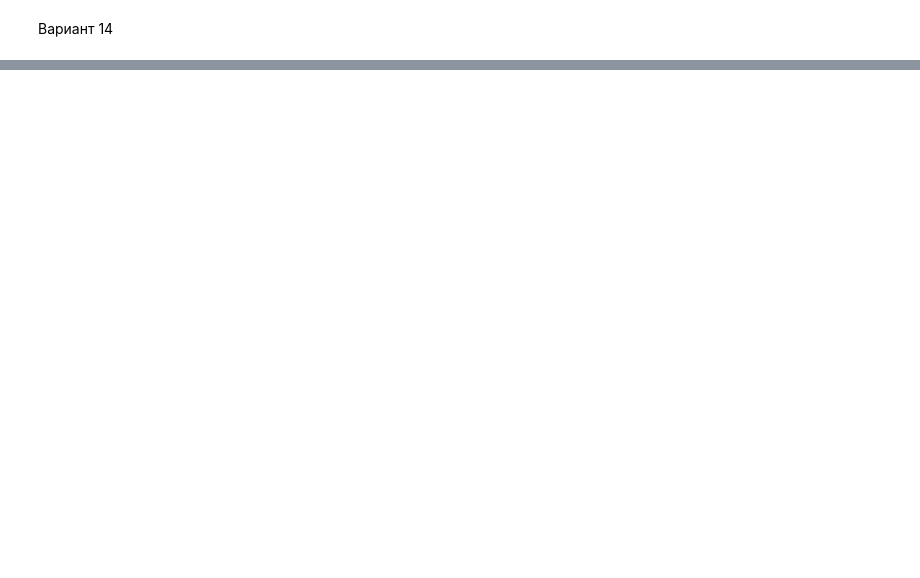
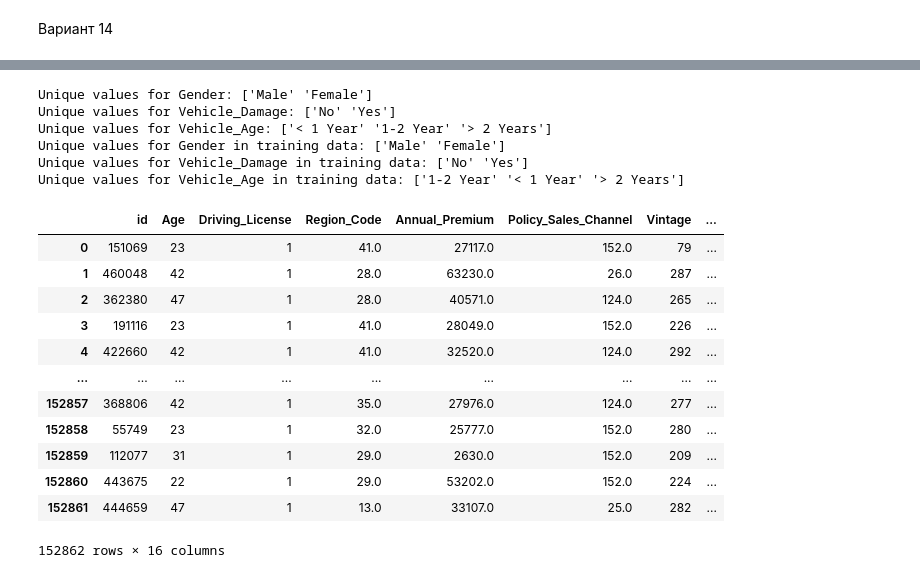
Before and after one commit to durakin/DataAnalysisMethodsLabs, a Jupyter notebook: 3/lab.ipynb, the cells around one changed output, grey strips where cells are left out. Drawn from its saved outputs; the diff is of its cells as text; code cells hidden in the pictures; blank space fills up the shorter version.

```diff
--- a/3/lab.ipynb
+++ b/3/lab.ipynb
@@ -63,0 +128,73 @@ print(levene_return, levene_return > alpha)
+# %%
+print(f"Unique values for Gender: {data_test.Gender.unique()}")
+print(f"Unique values for Vehicle_Damage: {data_test.Vehicle_Damage.unique()}")
+print(f"Unique values for Vehicle_Age: {data_test.Vehicle_Age.unique()}")
+print(f"Unique values for Gender in training data: {data_train.Gender.unique()}")
+print(f"Unique values for Vehicle_Damage in training data: {data_train.Vehicle_Damage.unique()}")
+print(f"Unique values for Vehicle_Age in training data: {data_train.Vehicle_Age.unique()}")
+# %% [output]
+Unique values for Gender: ['Male' 'Female']
+Unique values for Vehicle_Damage: ['No' 'Yes']
+Unique values for Vehicle_Age: ['< 1 Year' '1-2 Year' '> 2 Years']
+Unique values for Gender in training data: ['Male' 'Female']
+Unique values for Vehicle_Damage in training data: ['No' 'Yes']
+Unique values for Vehicle_Age in training data: ['1-2 Year' '< 1 Year' '> 2 Years']
+# %%
+enc = OneHotEncoder()
+
+enc.fit_transform(data_test[['Gender']])
+dummies = pd.get_dummies(data_test.Gender)
+data_test = data_test.join(dummies)
+data_test.drop(['Gender'], axis=1, inplace=True)
+
+enc.fit_transform(data_test[['Vehicle_Damage']])
+dummies = pd.get_dummies(data_test.Vehicle_Damage)
+data_test = data_test.join(dummies)
+data_test.drop(['Vehicle_Damage'], axis=1, inplace=True)
+
+enc.fit_transform(data_test[['Vehicle_Age']])
+dummies = pd.get_dummies(data_test.Vehicle_Age)
+data_test = data_test.join(dummies)
+data_test.drop(['Vehicle_Age'], axis=1, inplace=True)
+
+enc.fit_transform(data_test[['Previously_Insured']])
+dummies = pd.get_dummies(data_test.Previously_Insured)
+data_test = data_test.join(dummies)
+data_test.drop(['Previously_Insured'], axis=1, inplace=True)
+
+
+enc.fit_transform(data_train[['Gender']])
+dummies = pd.get_dummies(data_train.Gender)
+data_train = data_train.join(dummies)
+data_train.drop(['Gender'], axis=1, inplace=True)
+
+enc.fit_transform(data_train[['Vehicle_Damage']])
+dummies = pd.get_dummies(data_train.Vehicle_Damage)
+data_train = data_train.join(dummies)
+data_train.drop(['Vehicle_Damage'], axis=1, inplace=True)
+
+enc.fit_transform(data_train[['Vehicle_Age']])
+dummies = pd.get_dummies(data_train.Vehicle_Age)
+data_train = data_train.join(dummies)
+data_train.drop(['Vehicle_Age'], axis=1, inplace=True)
+
+enc.fit_transform(data_train[['Previously_Insured']])
+dummies = pd.get_dummies(data_train.Previously_Insured)
+data_train = data_train.join(dummies)
+data_train.drop(['Previously_Insured'], axis=1, inplace=True)
+# %%
+data_test
+# %% [output]
+|  | id | Age | Driving_License | Region_Code | Annual_Premium | Policy_Sales_Channel | Vintage | ... |
+| 0 | 151069 | 23 | 1 | 41.0 | 27117.0 | 152.0 | 79 | ... |
+| 1 | 460048 | 42 | 1 | 28.0 | 63230.0 | 26.0 | 287 | ... |
+| 2 | 362380 | 47 | 1 | 28.0 | 40571.0 | 124.0 | 265 | ... |
+| 3 | 191116 | 23 | 1 | 41.0 | 28049.0 | 152.0 | 226 | ... |
+| 4 | 422660 | 42 | 1 | 41.0 | 32520.0 | 124.0 | 292 | ... |
+| ... | ... | ... | ... | ... | ... | ... | ... | ... |
+| 152857 | 368806 | 42 | 1 | 35.0 | 27976.0 | 124.0 | 277 | ... |
+| 152858 | 55749 | 23 | 1 | 32.0 | 25777.0 | 152.0 | 280 | ... |
+| 152859 | 112077 | 31 | 1 | 29.0 | 2630.0 | 152.0 | 209 | ... |
+| 152860 | 443675 | 22 | 1 | 29.0 | 53202.0 | 152.0 | 224 | ... |
+| 152861 | 444659 | 47 | 1 | 13.0 | 33107.0 | 25.0 | 282 | ... |
+152862 rows × 16 columns
```
Also changed, not shown: parts of 30 cells of this notebook, 1 other file.
